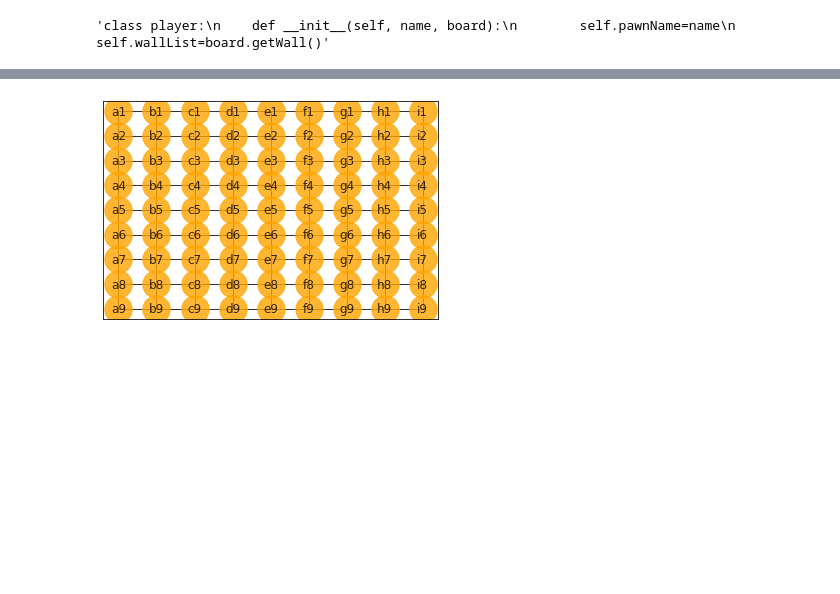
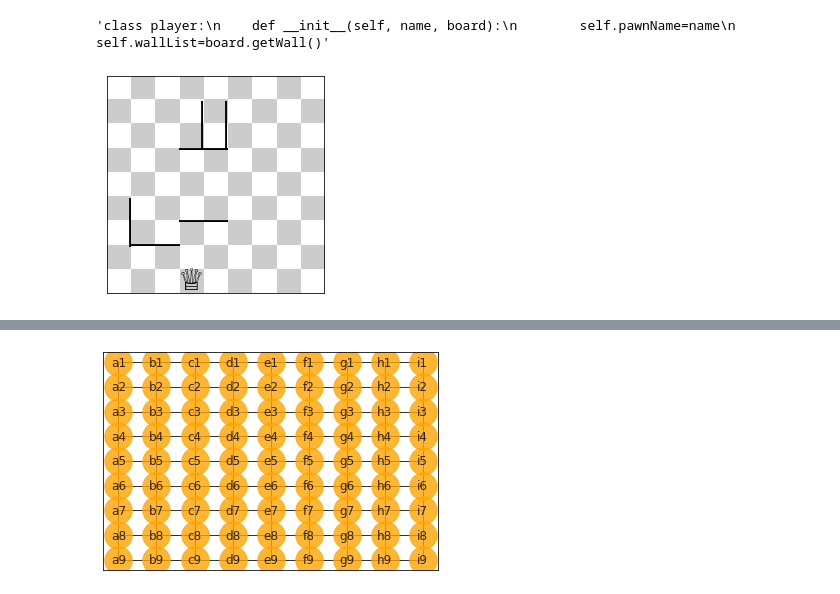
Before and after one commit to sadaakisz/Quoridor_Overthimker, a Jupyter notebook: Test_Notebook.ipynb, the cells around one changed output, grey strips where cells are left out. Cells and saved outputs as stored; diff of their text form; code cells hidden in the pictures; blank space fills up the shorter version.

```diff
--- a/Test_Notebook.ipynb
+++ b/Test_Notebook.ipynb
@@ -273,4 +281,31 @@ print(b.ill_moves("wall"))
         self.wallList=board.getWall()"""
 # %% [output]
 'class player:\n    def __init__(self, name, board):\n        self.pawnName=name\n        self.wallList=board.getWall()'
+# %%
+b1=board()
+b1.add_pawn("p1", pawn(4,0))
+b1.add_wall("w3", wall(5, 6, "left"))
+b1.add_wall("w5", wall(4, 3, "up"))
+b1.add_wall("w6", wall(3, 7, "left"))
+b1.add_wall("w7", wall(1, 7, "up"))
+b1.add_wall("w8", wall(5, 3, "left"))
+#b1.add_wall("t3", wall(5, 1, "left"))
+#b1.add_wall("t4", wall(3, 2, "up"))
+#b1.add_wall("t5", wall(5, 2, "up"))
+b1.add_wall("F", wall(5, 3, "up"))
+
+def bruteForce(board, target_row, pawn_name):
+    while board.get_pawn(pawn_name).y!=8:
+        t.sleep(0.2)
+        pos_moves=board.pawnController.can_move_to(pawn_name, board.ill_moves("full"))
+        if len(pos_moves)==0:
+            break
+        for i in range(len(pos_moves)):
+            if board.get_pawn(pawn_name).future_move(pos_moves[i]) not in board.get_pawn(pawn_name).history:
+                board.move_pawn(pawn_name, pos_moves[i])
+                break
+        board.drawBoard()
+bruteForce(b1, 8, "p1")
+# %% [output]
+[figure, added]
 # %%
```
Also changed, not shown: parts of 10 cells of this notebook.
